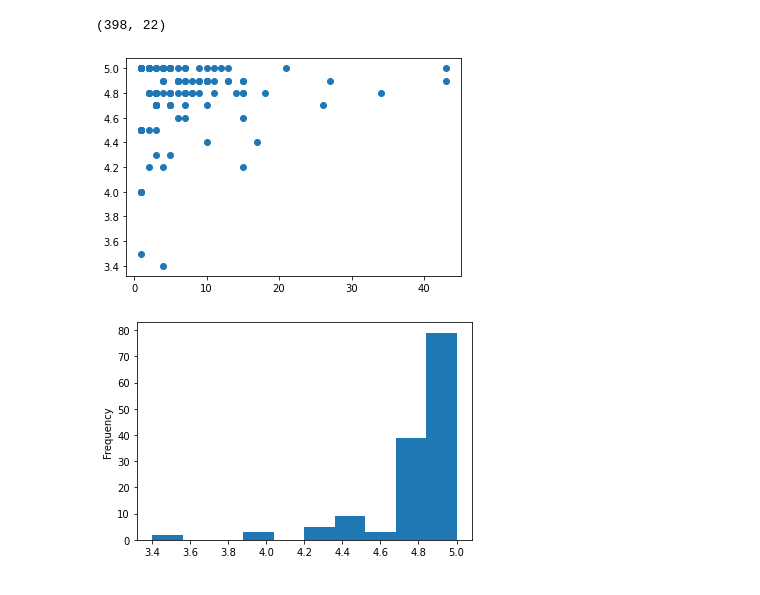
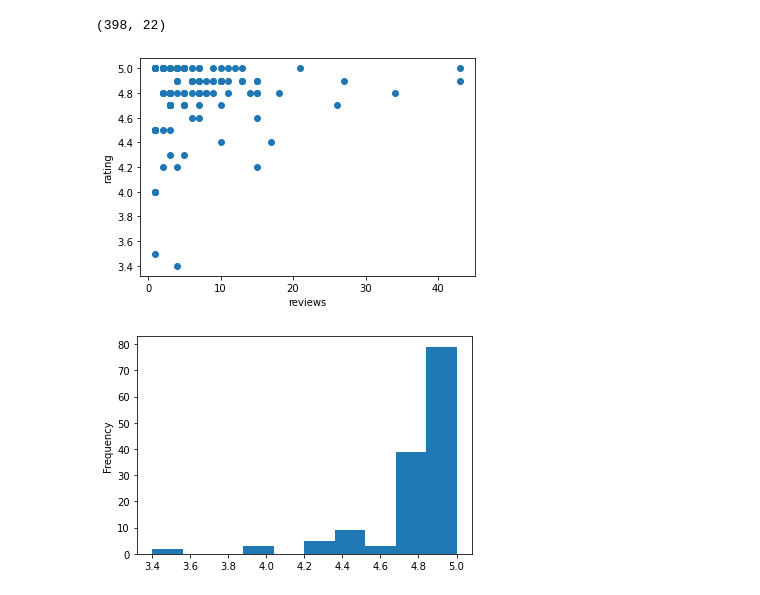
Before and after one commit to alexiswalker/grupo_3, a Jupyter notebook: webmining/tp_web_mining.ipynb, the cells around one changed output. Cells and saved outputs as stored; diff of their text form; code cells hidden in the pictures.

```diff
--- a/webmining/tp_web_mining.ipynb
+++ b/webmining/tp_web_mining.ipynb
@@ -328,7 +328,7 @@ companies.head()
 | 3 | Clarika | 4.8 | 14 | 10000 | 37 | 149 | Córdoba, Argentina | ... |
 | 4 | Azumo | 4.9 | 10 | 25000 | 37 | 149 | Rosario, Argentina | ... |
 # %%
-companies.to_csv('clutch_ar_companies.csv', index=False)
-# companies = pd.read_csv('clutch_ar_companies.csv')
+# companies.to_csv('clutch_ar_companies.csv', index=False)
+companies = pd.read_csv('clutch_ar_companies.csv')
 # %% [markdown]
 ## EDA
@@ -343,9 +353,11 @@ companies.query('(rating == 0) & (reviews == 0)').shape
 # %%
 empresas_con_rating = companies.query('reviews != 0')
 plt.scatter(empresas_con_rating.reviews, empresas_con_rating.rating)
+plt.xlabel("reviews")
+plt.ylabel("rating")
 plt.show()
 # %% [output]
-[figure, old version]
+[figure, new version]
 # %%
 companies.query('rating != 0').rating.astype(float).plot.hist()
 plt.show()
```
Also changed, not shown: parts of 27 cells of this notebook, 2 other files.
